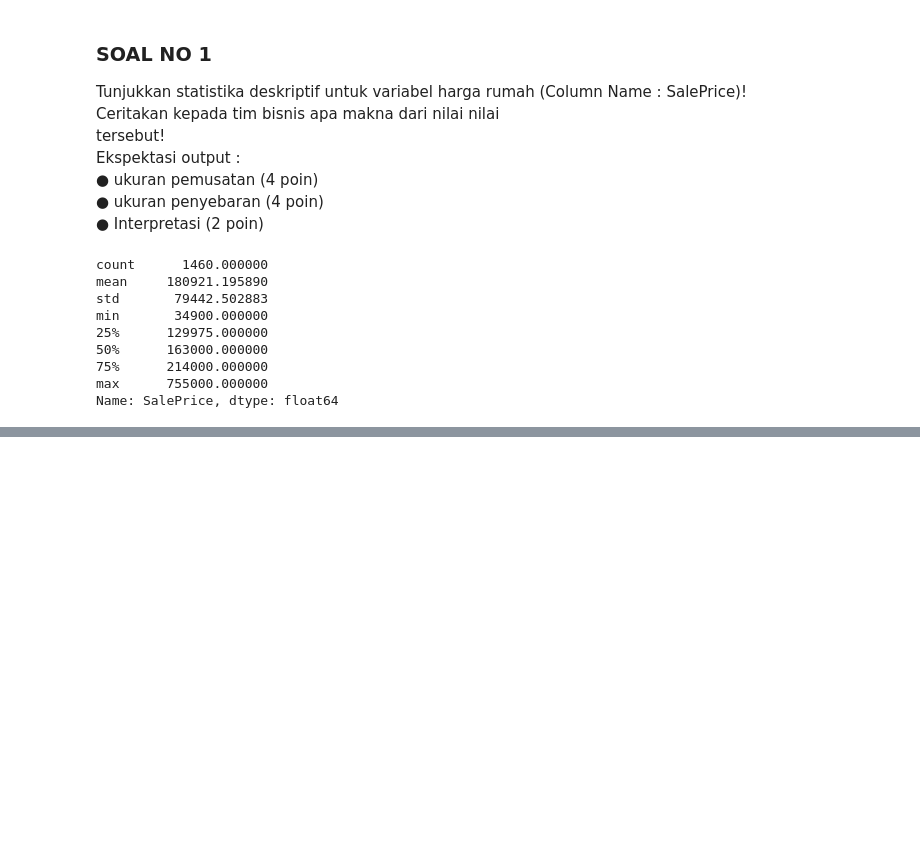
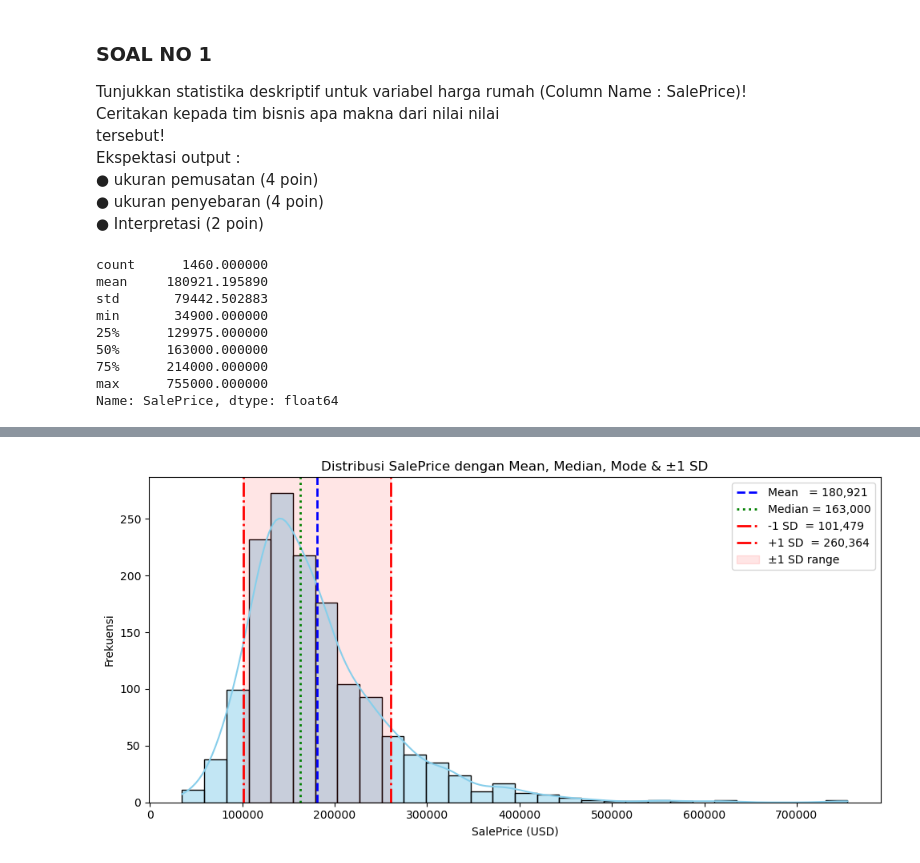
Before and after one commit to agirahmawandi/hw_statistics, a Jupyter notebook: Agi_Rahmawandi_Batch_57_Homework_Statistics.ipynb, the cells around one changed output, grey strips where cells are left out. Cells and saved outputs as stored; diff of their text form; code cells hidden in the pictures; blank space fills up the shorter version.

```diff
--- a/Agi_Rahmawandi_Batch_57_Homework_Statistics.ipynb
+++ b/Agi_Rahmawandi_Batch_57_Homework_Statistics.ipynb
@@ -51,0 +115,46 @@ Name: SalePrice, dtype: float64
+# %%
+
+# HISTOGRAM + KDE + MEAN, MEDIAN, MODE, ±1 SD
+
+df = pd.read_csv("train.csv")
+sale_prices = df["SalePrice"]
+
+# HITUNG STATISTIK
+mean_val   = sale_prices.mean()
+median_val = sale_prices.median()
+mode_val   = sale_prices.mode().iloc[0]   # ambil modus pertama jika >1
+std_val    = sale_prices.std()
+
+# GRAFIK HISTOGRAM + KDE
+plt.figure(figsize=(10, 5))
+sns.histplot(
+    sale_prices,
+    kde=True,
+    bins=30,
+    color="skyblue",
+    edgecolor="black"
+)
+
+# GARIS MEAN, MEDIAN, MODE, ±1 SD
+plt.axvline(mean_val,   color="blue",  ls="--", lw=2, label=f"Mean   = {mean_val:,.0f}")
+plt.axvline(median_val, color="green", ls=":",  lw=2, label=f"Median = {median_val:,.0f}")
+#plt.axvline(mode_val,   color="purple",ls="dashdot", lw=2, label=f"Mode   = {mode_val:,.0f}")
+
+plt.axvline(mean_val - std_val, color="red", ls="-.", lw=2,
+            label=f"-1 SD  = {mean_val - std_val:,.0f}")
+plt.axvline(mean_val + std_val, color="red", ls="-.", lw=2,
+            label=f"+1 SD  = {mean_val + std_val:,.0f}")
+
+# ARSIRAN ±1 SD
+plt.axvspan(mean_val - std_val, mean_val + std_val,
+            color="red", alpha=0.10, label="±1 SD range")
+
+# TATA LETAK
+plt.title("Distribusi SalePrice dengan Mean, Median, Mode & ±1 SD")
+plt.xlabel("SalePrice (USD)")
+plt.ylabel("Frekuensi")
+plt.legend()
+plt.tight_layout()
+plt.show()
+# %% [output]
+[figure, added]
```
Also changed, not shown: parts of 9 cells of this notebook, 2 other files.
